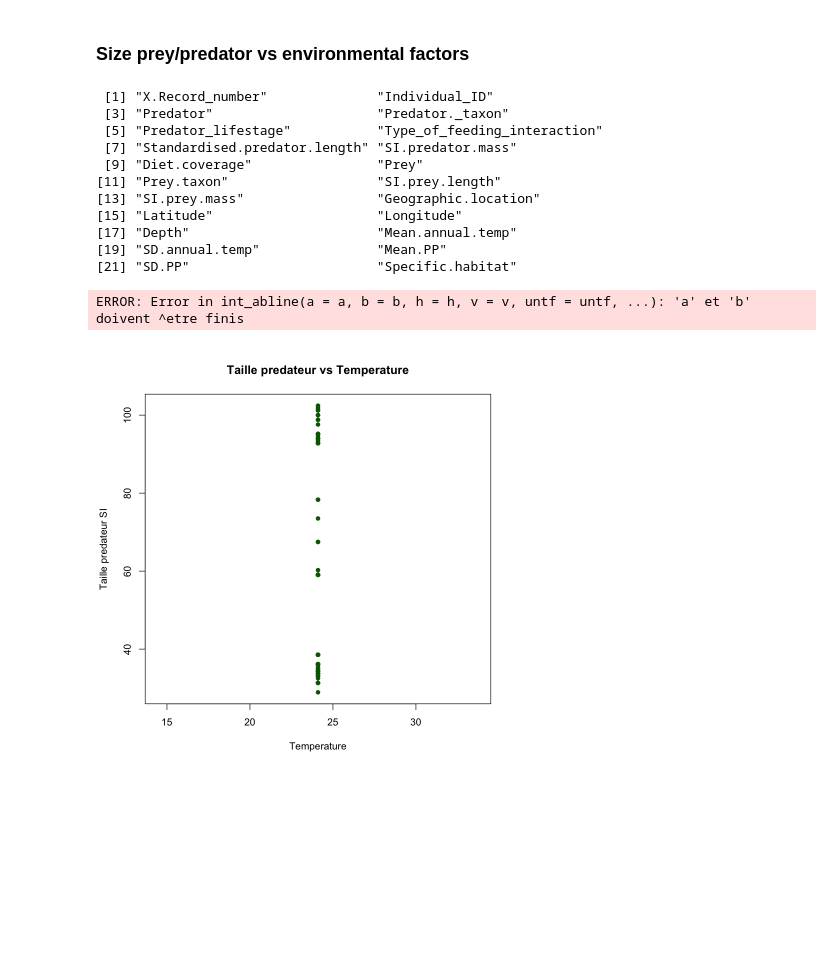
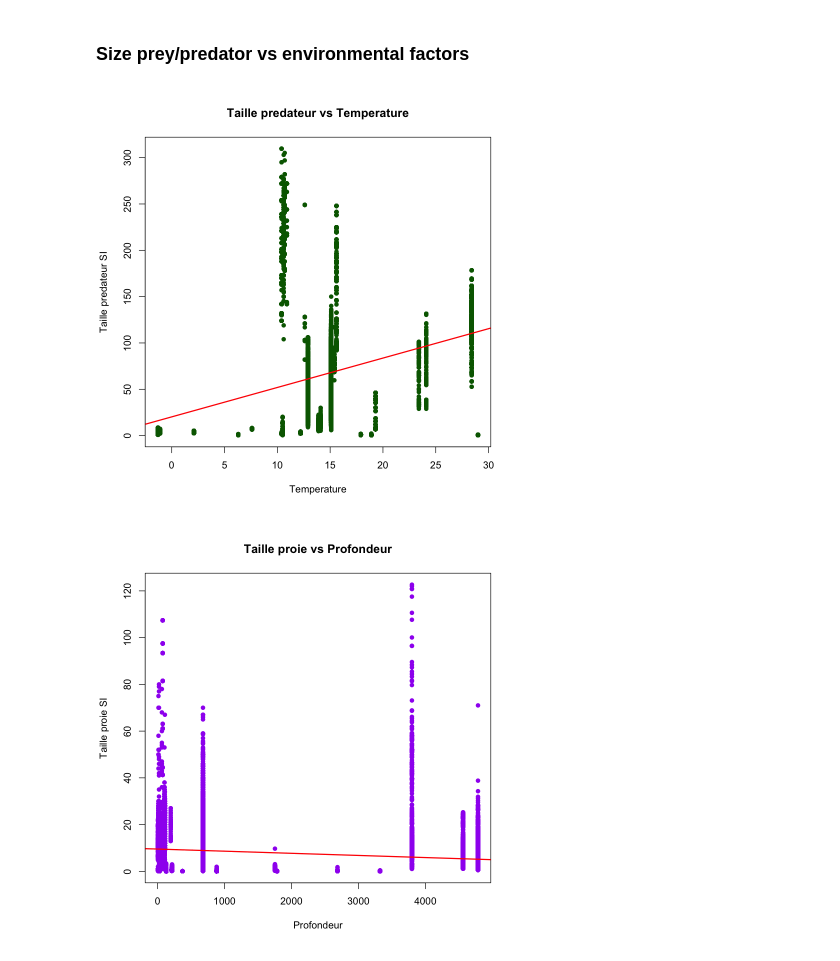
Before and after one commit to zfourati/Predator-and-prey-body-sizes-in-marine-food-webs, a Jupyter notebook: script_marion.ipynb, the cells around one changed output. Cells and saved outputs as stored; diff of their text form; code cells hidden in the pictures; blank space fills up the shorter version.

```diff
--- a/script_marion.ipynb
+++ b/script_marion.ipynb
@@ -140,33 +154,19 @@ boxplot(Mean.annual.temp ~ Geographic.location, data=data_temp,
 # %% [markdown]
 ### Size prey/predator vs environmental factors
-# %%
-names(data)
-# %% [output]
- [1] "X.Record_number"              "Individual_ID"
- [3] "Predator"                     "Predator._taxon"
- [5] "Predator_lifestage"           "Type_of_feeding_interaction"
- [7] "Standardised.predator.length" "SI.predator.mass"
- [9] "Diet.coverage"                "Prey"
-[11] "Prey.taxon"                   "SI.prey.length"
-[13] "SI.prey.mass"                 "Geographic.location"
-[15] "Latitude"                     "Longitude"
-[17] "Depth"                        "Mean.annual.temp"
-[19] "SD.annual.temp"               "Mean.PP"
-[21] "SD.PP"                        "Specific.habitat"
 # %%
 # Predator vs Température
-data_env1 <- subset(data, !is.na(Standardised.predator.length) & !is.na(Mean.annual.temp))
-plot(data_env1$Mean.annual.temp, data_env1$Standardised.predator.length,
+data_env1 <- subset(data_clean, !is.na(Standardised_predator_length) & !is.na(Mean_annual_temp))
+plot(data_env1$Mean_annual_temp, data_env1$Standardised_predator_length,
      xlab="Temperature", ylab="Taille predateur SI",
      col="darkgreen", pch=16, main="Taille predateur vs Temperature")
-abline(lm(Standardised.predator.length ~ Mean.annual.temp, data=data_env1), col="red", lwd=2)
+abline(lm(Standardised_predator_length ~ Mean_annual_temp, data=data_env1), col="red", lwd=2)
 
 # Prey vs Profondeur
-data_env2 <- subset(data, !is.na(SI.prey.length) & !is.na(Depth))
-plot(data_env2$Depth, data_env2$SI.prey.length,
+data_env2 <- subset(data_clean, !is.na(SI_prey_length) & !is.na(Depth))
+plot(data_env2$Depth, data_env2$SI_prey_length,
      xlab="Profondeur", ylab="Taille proie SI",
      col="purple", pch=16, main="Taille proie vs Profondeur")
-abline(lm(SI.prey.length ~ Depth, data=data_env2), col="red", lwd=2)
+abline(lm(SI_prey_length ~ Depth, data=data_env2), col="red", lwd=2)
 # %% [output]
-ERROR: Error in int_abline(a = a, b = b, h = h, v = v, untf = untf, ...): 'a' et 'b' doivent ^etre finis
-[figure, old version]
+[figure, new version]
+[figure, added]
```
Also changed, not shown: parts of 10 cells of this notebook.
